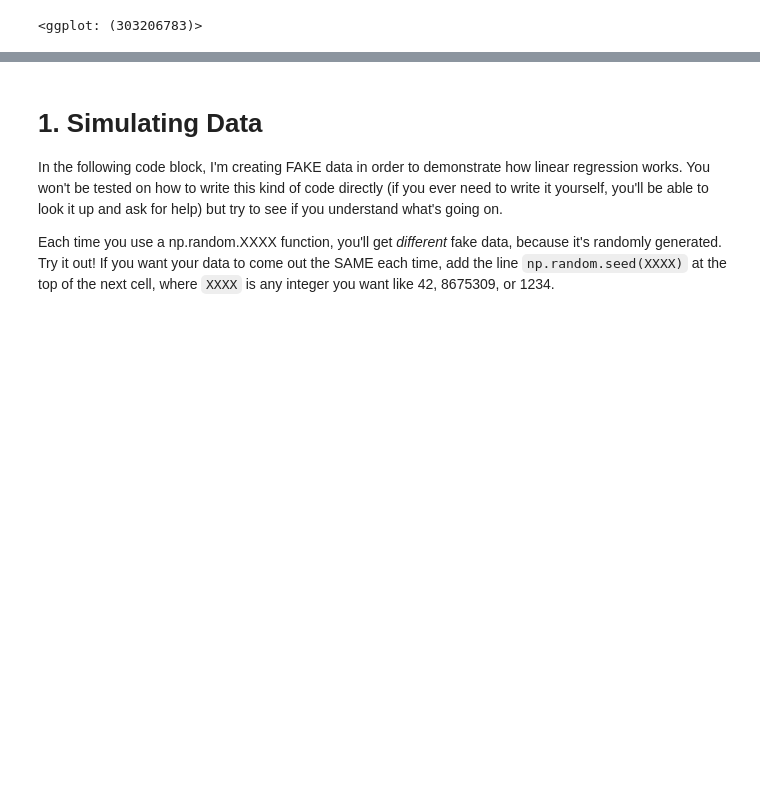
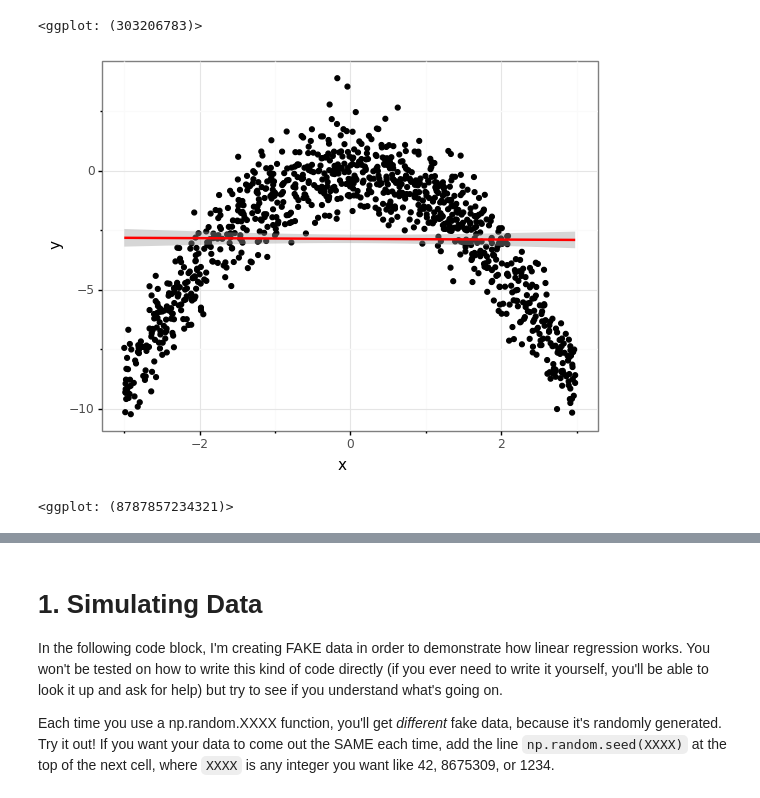
Before and after one commit to chelseaparlett/CPSC392ParlettPelleriti, a Jupyter notebook: InClass/Exercises/LinearRegression_I_Class6.ipynb, the cells around one changed output, grey strips where cells are left out. Cells and saved outputs as stored; diff of their text form; code cells hidden in the pictures; blank space fills up the shorter version.

```diff
--- a/InClass/Exercises/LinearRegression_I_Class6.ipynb
+++ b/InClass/Exercises/LinearRegression_I_Class6.ipynb
@@ -79,3 +115,15 @@ df = pd.DataFrame({"x": x,
 # %% [output]
 [figure]
 <ggplot: (303206783)>
+# %%
+# medium relationship but NONlinear
+x = np.random.uniform(low = -3, high = 3, size = 1000)
+y = -1*x**2 + np.random.normal(loc = 0, scale = 1, size = 1000)
+
+df = pd.DataFrame({"x": x,
+                  "y": y})
+
+(ggplot(df, aes(x = "x", y = "y")) + geom_point() + theme_bw() + geom_smooth(method = "lm", color = "red"))
+# %% [output]
+[figure, added]
+<ggplot: (8787857234321)>
```
Also changed, not shown: parts of 9 cells of this notebook.
